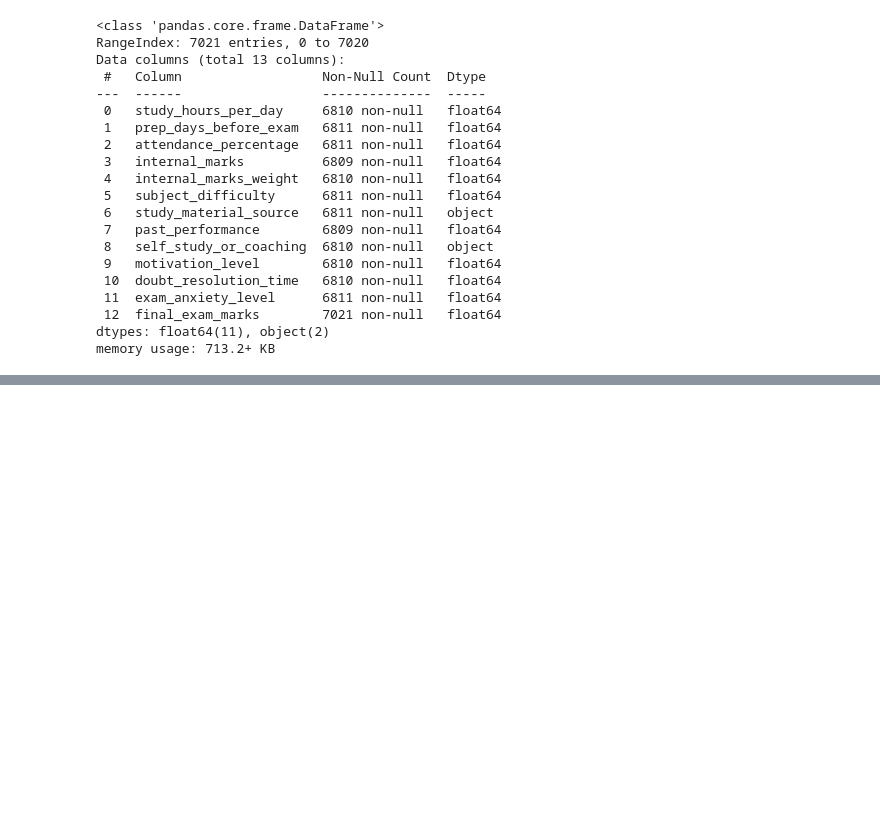
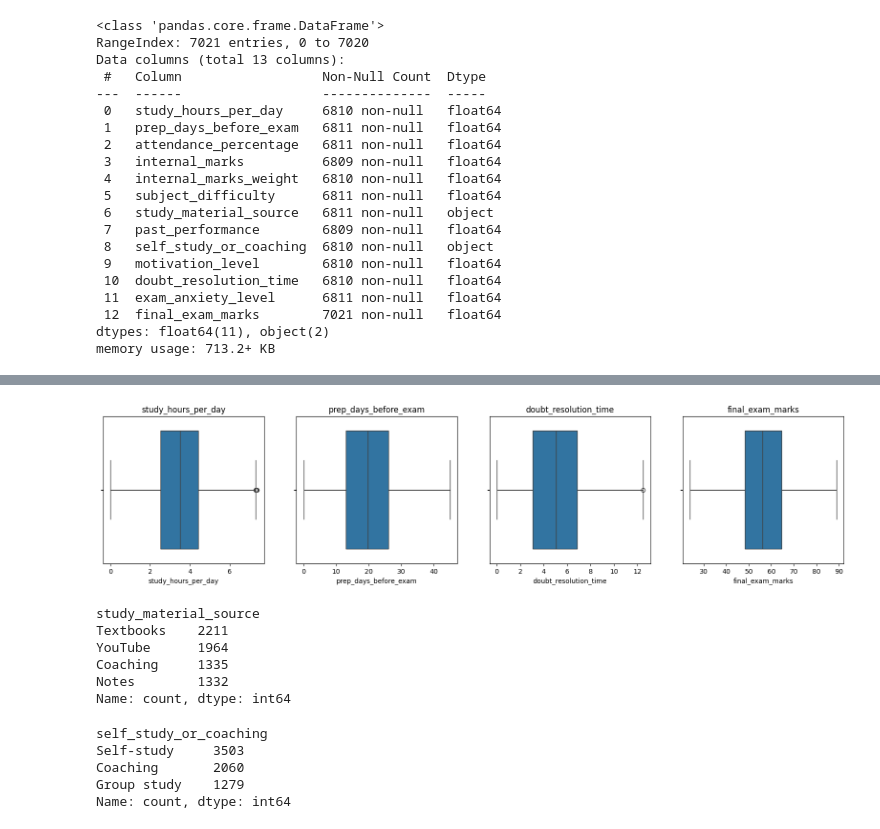
Before and after one commit to shawinCreates/Finals-Countdown, a Jupyter notebook: notebooks/data_preprocessing.ipynb, the cells around one changed output, grey strips where cells are left out. Drawn from its saved outputs; the diff is of its cells as text; code cells hidden in the pictures; blank space fills up the shorter version.

```diff
--- a/notebooks/data_preprocessing.ipynb
+++ b/notebooks/data_preprocessing.ipynb
@@ -37,0 +147,12 @@ memory usage: 713.2+ KB
+# %%
+def iqr_outliers_removal(dataset, column):
+    q1 = dataset[column].quantile(0.25)
+    q3 = dataset[column].quantile(0.75)
+    iqr = q3 - q1
+    min_range = q1 - (1.5 * iqr)
+    max_range = q3 + (1.5 * iqr)
+    return dataset[(dataset[column] >= min_range) & (dataset[column] <= max_range)]
+# %%
+outliers_columns = ['study_hours_per_day', 'prep_days_before_exam', 'doubt_resolution_time', 'final_exam_marks']
+for col in outliers_columns:
+    dataset = iqr_outliers_removal(dataset, col)
@@ -37,0 +163,26 @@ memory usage: 713.2+ KB
+# %%
+plt.figure(figsize=(20, 4))
+for i, col in enumerate(['study_hours_per_day', 'prep_days_before_exam', 'doubt_resolution_time', 'final_exam_marks'], 1):
+    plt.subplot(1, 4, i)
+    sns.boxplot(x=dataset[col])
+    plt.title(col)
+plt.show()
+# %% [output]
+[figure, added]
+# %%
+dataset['study_material_source'].value_counts()
+# %% [output]
+study_material_source
+Textbooks    2211
+YouTube      1964
+Coaching     1335
+Notes        1332
+Name: count, dtype: int64
+# %%
+dataset['self_study_or_coaching'].value_counts()
+# %% [output]
+self_study_or_coaching
+Self-study     3503
+Coaching       2060
+Group study    1279
+Name: count, dtype: int64
```
Also changed, not shown: parts of 23 cells of this notebook.
